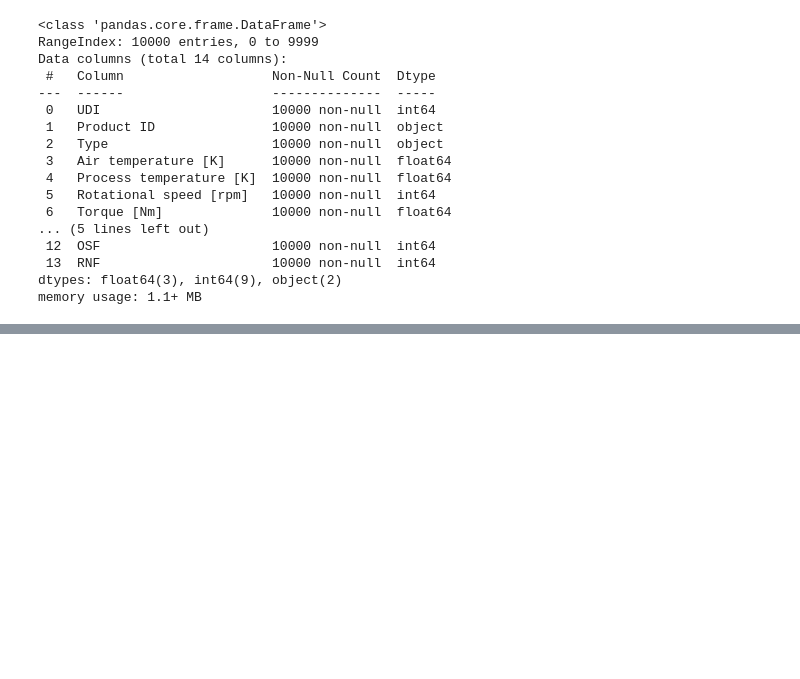
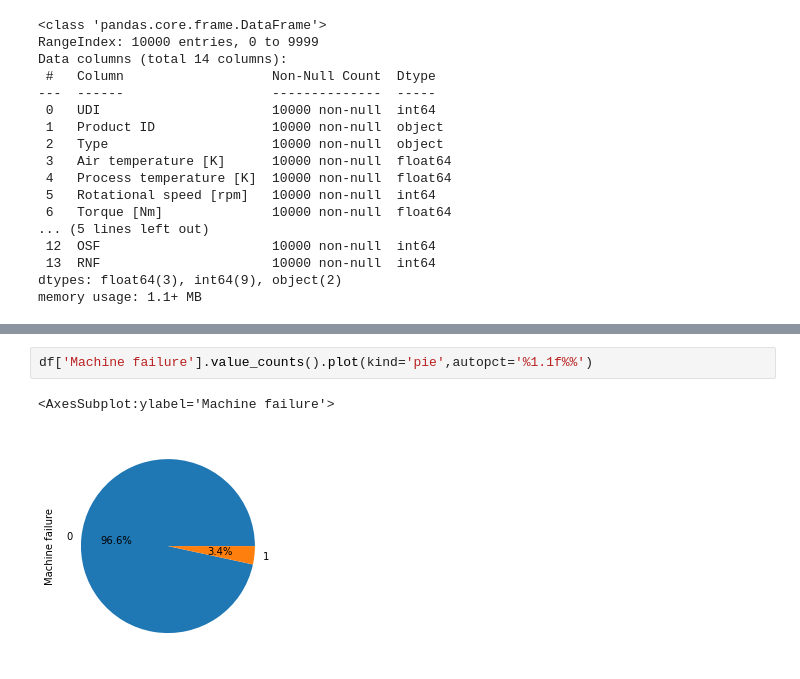
Before and after one commit to abideen-olawuwo/predictive-maintenance, a Jupyter notebook: predictive_maintenance.ipynb, the cells around one changed output, grey strips where cells are left out. Cells and saved outputs as stored; diff of their text form; blank space fills up the shorter version.

```diff
--- a/predictive_maintenance.ipynb
+++ b/predictive_maintenance.ipynb
@@ -57,0 +131,5 @@ df.describe()
+# %%
+df['Machine failure'].value_counts().plot(kind='pie',autopct='%1.1f%%')
+# %% [output]
+<AxesSubplot:ylabel='Machine failure'>
+[figure, added]
```
Also changed, not shown: parts of 6 cells of this notebook.
